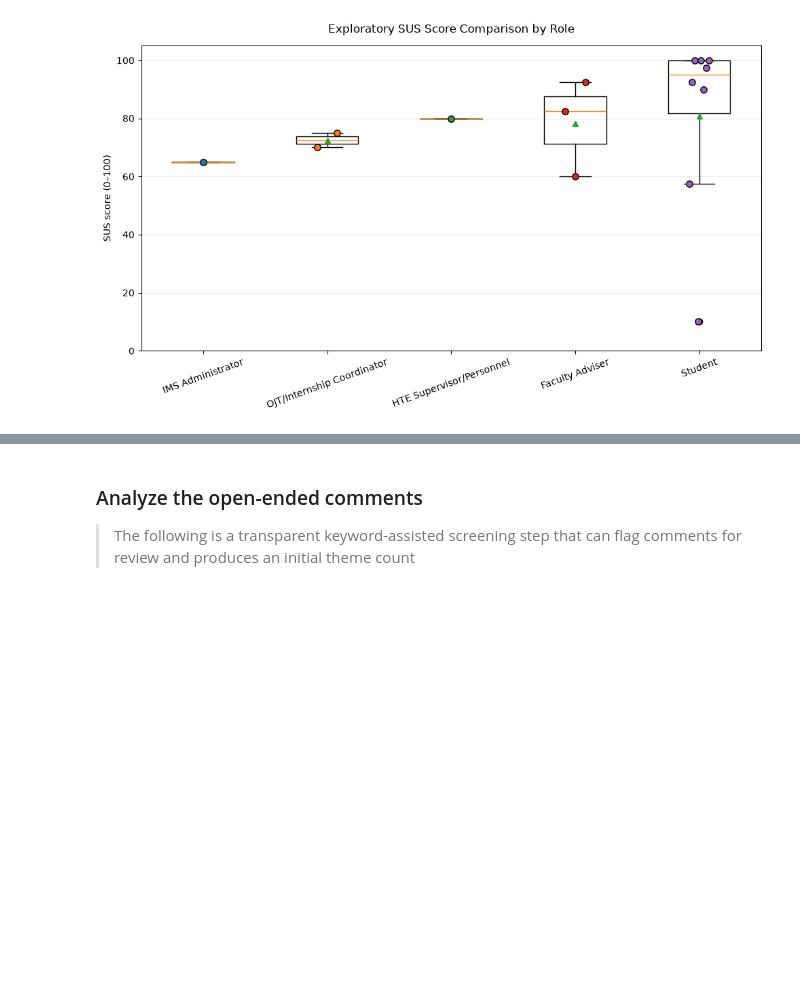
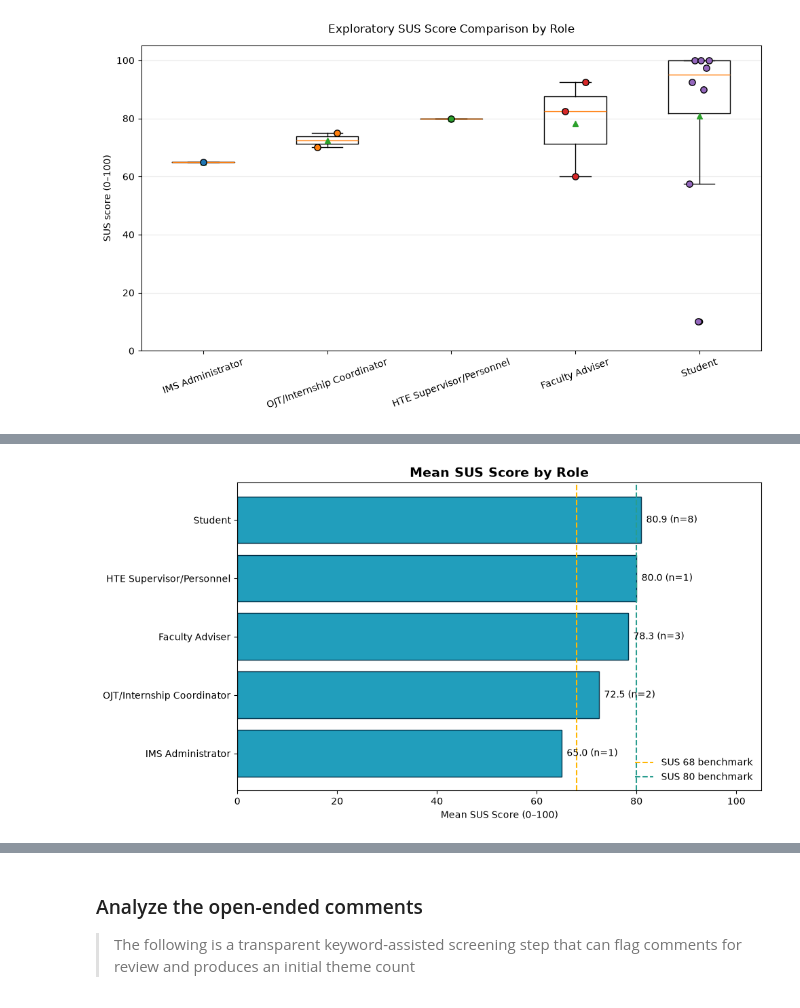
Before and after one commit to imperionite/testbed-requirements, a Jupyter notebook: sus_analysis.ipynb, the cells around one changed output, grey strips where cells are left out. Cells and saved outputs as stored; diff of their text form; code cells hidden in the pictures; blank space fills up the shorter version.

```diff
--- a/sus_analysis.ipynb
+++ b/sus_analysis.ipynb
@@ -531,0 +722,46 @@ plt.show()
+# %%
+# --------------------------------------------------
+# FIGURE: MEAN SUS SCORE BY ROLE (Bar Chart)
+# --------------------------------------------------
+
+plot_data = role_sus_summary.sort_values("Mean_SUS", ascending=True)
+
+fig, ax = plt.subplots(figsize=(10, 5.5))
+
+bars = ax.barh(
+    plot_data["Role"],
+    plot_data["Mean_SUS"],
+    color="#219ebc",
+    edgecolor="#023047"
+)
+
+for bar, mean_value, n in zip(
+    bars,
+    plot_data["Mean_SUS"],
+    plot_data["Respondents"]
+):
+    ax.text(
+        bar.get_width() + 1,
+        bar.get_y() + bar.get_height() / 2,
+        f"{mean_value:.1f} (n={int(n)})",
+        va="center",
+        fontsize=10
+    )
+
+ax.axvline(68, color="#ffb703", linestyle="--", linewidth=1.5, label="SUS 68 benchmark")
+ax.axvline(80, color="#2a9d8f", linestyle="--", linewidth=1.5, label="SUS 80 benchmark")
+
+ax.set_xlim(0, 105)
+ax.set_xlabel("Mean SUS Score (0–100)")
+ax.set_title("Mean SUS Score by Role", fontsize=14, weight="bold")
+ax.legend(loc="lower right", frameon=False)
+
+plt.tight_layout()
+fig.savefig(
+    FIGURE_DIR / "sus_mean_score_by_role.png",
+    dpi=300,
+    bbox_inches="tight"
+)
+plt.show()
+# %% [output]
+[figure, added]
```
Also changed, not shown: parts of 6 cells of this notebook, 4 other files.
